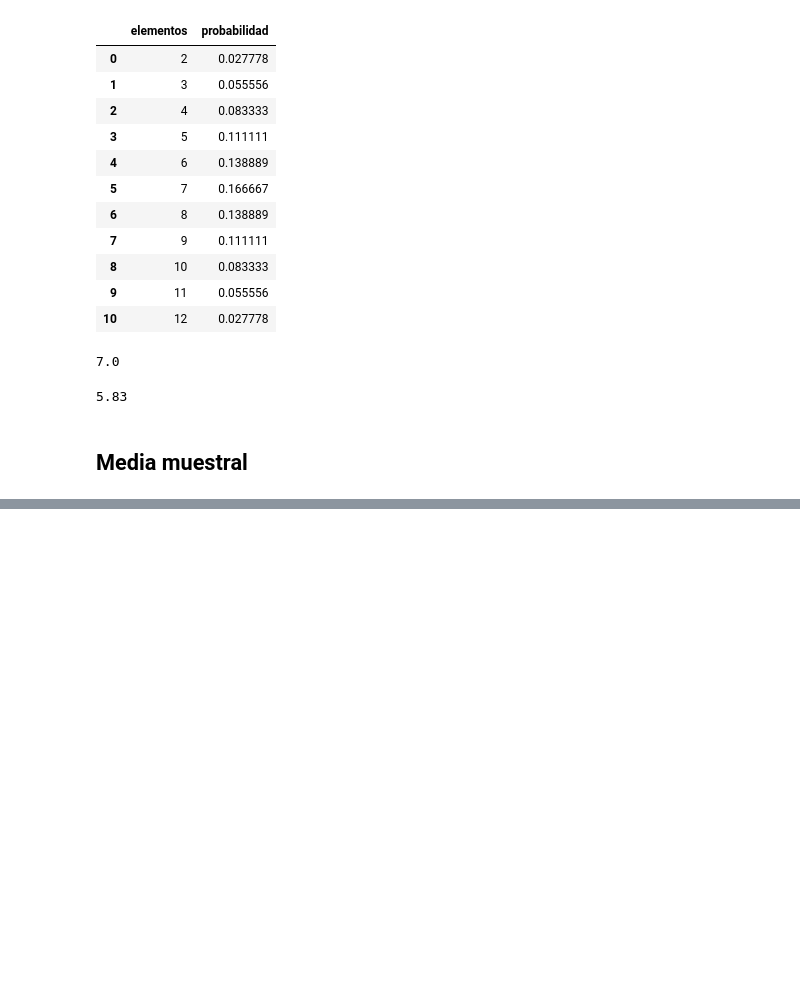
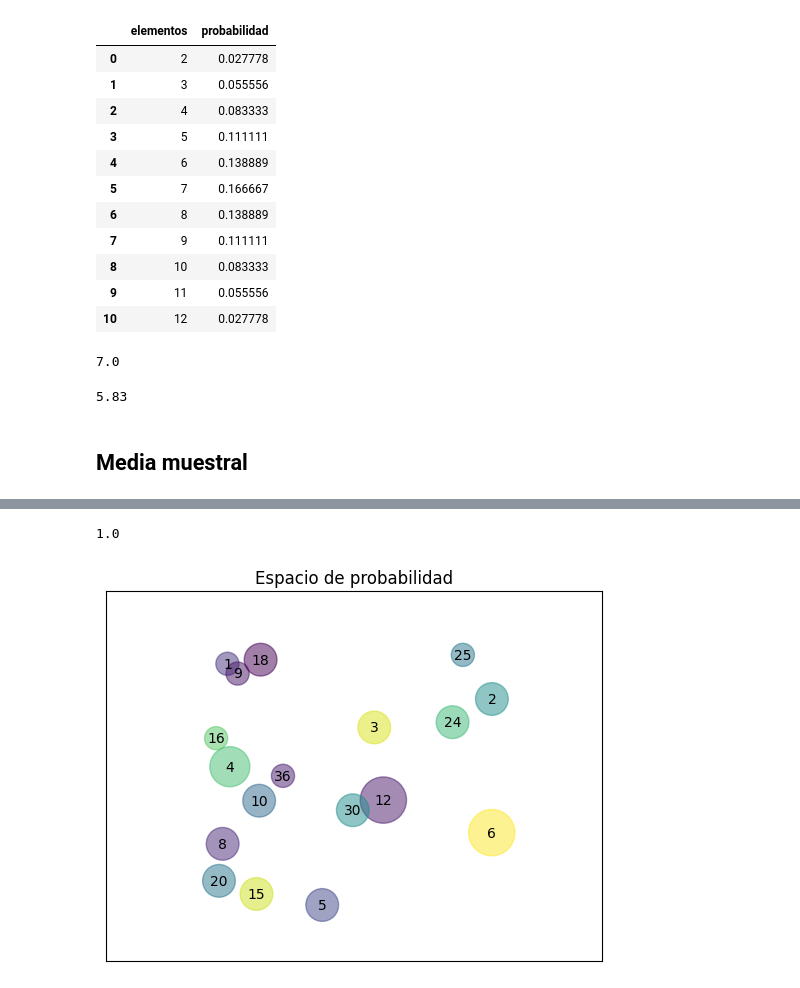
Before and after one commit to AnIsAsPe/Estadistica_y_Probabilidad_para-CD-, a Jupyter notebook: PrincipiosDeProbabilidad/Semana2/Notebooks/Variables_aleatorias,Esperanza,_varianza,_dependencia_independencia.ipynb, the cells around one changed output, grey strips where cells are left out. Cells and saved outputs as stored; diff of their text form; code cells hidden in the pictures; blank space fills up the shorter version.

```diff
--- a/PrincipiosDeProbabilidad/Semana2/Notebooks/Variables_aleatorias,Esperanza,_varianza,_dependencia_independencia.ipynb
+++ b/PrincipiosDeProbabilidad/Semana2/Notebooks/Variables_aleatorias,Esperanza,_varianza,_dependencia_independencia.ipynb
@@ -329,0 +264,3 @@ varianza: 5.81
+# %%
+dos_dados['multiplicacion'] = dos_dados['dado1'] * dos_dados['dado2']
+dos_dados
@@ -329,0 +285,7 @@ varianza: 5.81
+# %%
+Ley_P_multiplicacion = pd.DataFrame(dos_dados['multiplicacion'].value_counts(sort=False)/36)
+
+Ley_P_multiplicacion.reset_index(inplace=True)
+Ley_P_multiplicacion.columns=['elementos', 'probabilidad']
+
+Ley_P_multiplicacion
@@ -329,0 +310,10 @@ varianza: 5.81
+# %%
+Ley_P_multiplicacion.probabilidad.sum()
+# %% [output]
+1.0
+# %%
+np.random.seed(10)
+burbujas_espacio_probabilidad(Ley_P_multiplicacion['elementos'],
+                              Ley_P_multiplicacion['probabilidad'])
+# %% [output]
+[figure, added]
```
Also changed, not shown: parts of 38 cells of this notebook.
